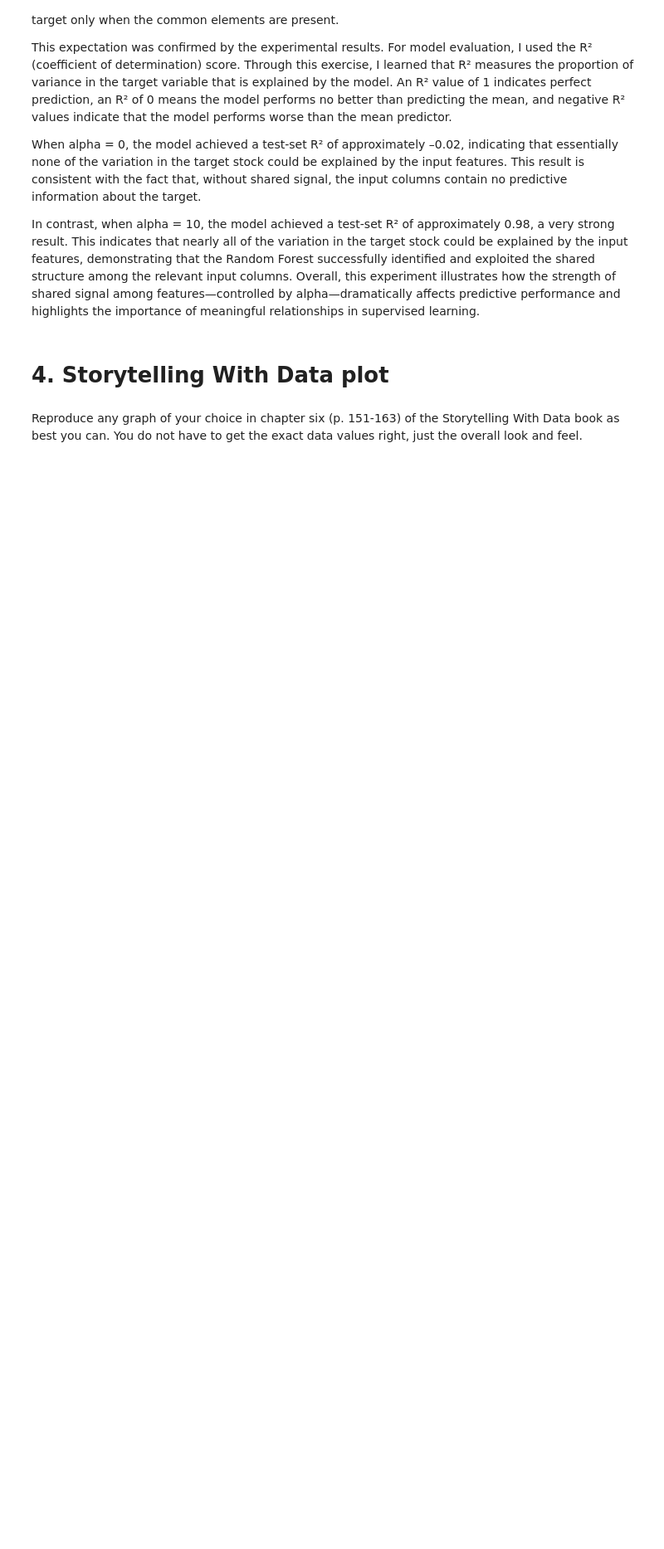
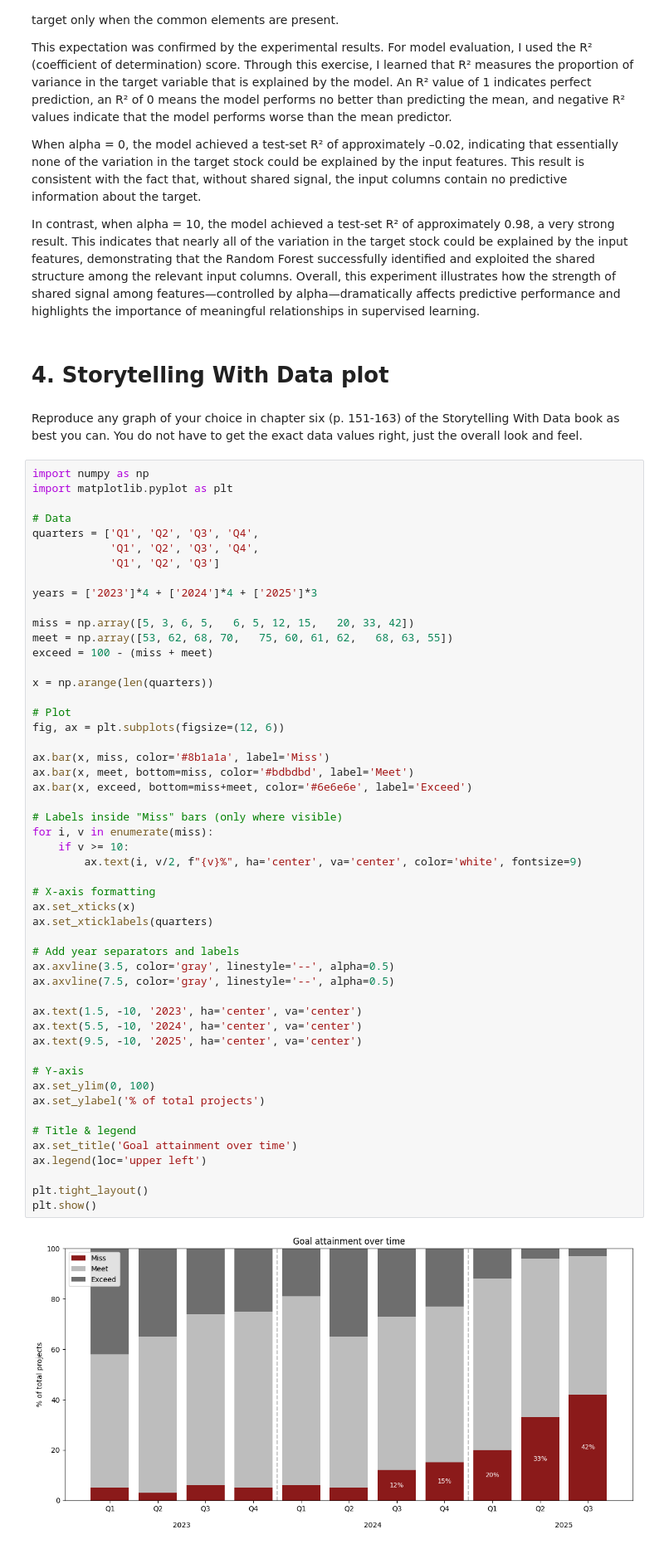
Before and after one commit to Haleymussary00/Module-B-semester-2, a Jupyter notebook: Week10.ipynb, the cells around one changed output. Shown at 83% size. Drawn from its saved outputs; the diff is of its cells as text; blank space fills up the shorter version.

Commit message:
week 8 and 10 graphs

```diff
--- a/Week10.ipynb
+++ b/Week10.ipynb
@@ -357,3 +357,56 @@ In contrast, when alpha = 10, the model achieved a test‑set R² of approximate
 # 4. Storytelling With Data plot
 # %% [markdown]
 Reproduce any graph of your choice in chapter six (p. 151-163) of the Storytelling With Data book as best you can. You do not have to get the exact data values right, just the overall look and feel.
+# %%
+import numpy as np
+import matplotlib.pyplot as plt
+
+# Data
+quarters = ['Q1', 'Q2', 'Q3', 'Q4',
+            'Q1', 'Q2', 'Q3', 'Q4',
+            'Q1', 'Q2', 'Q3']
+
+years = ['2023']*4 + ['2024']*4 + ['2025']*3
+
+miss = np.array([5, 3, 6, 5,   6, 5, 12, 15,   20, 33, 42])
+meet = np.array([53, 62, 68, 70,   75, 60, 61, 62,   68, 63, 55])
+exceed = 100 - (miss + meet)
+
+x = np.arange(len(quarters))
+
+# Plot
+fig, ax = plt.subplots(figsize=(12, 6))
+
+ax.bar(x, miss, color='#8b1a1a', label='Miss')
+ax.bar(x, meet, bottom=miss, color='#bdbdbd', label='Meet')
+ax.bar(x, exceed, bottom=miss+meet, color='#6e6e6e', label='Exceed')
+
+# Labels inside "Miss" bars (only where visible)
+for i, v in enumerate(miss):
+    if v >= 10:
+        ax.text(i, v/2, f"{v}%", ha='center', va='center', color='white', fontsize=9)
+
+# X-axis formatting
+ax.set_xticks(x)
+ax.set_xticklabels(quarters)
+
+# Add year separators and labels
+ax.axvline(3.5, color='gray', linestyle='--', alpha=0.5)
+ax.axvline(7.5, color='gray', linestyle='--', alpha=0.5)
+
+ax.text(1.5, -10, '2023', ha='center', va='center')
+ax.text(5.5, -10, '2024', ha='center', va='center')
+ax.text(9.5, -10, '2025', ha='center', va='center')
+
+# Y-axis
+ax.set_ylim(0, 100)
+ax.set_ylabel('% of total projects')
+
+# Title & legend
+ax.set_title('Goal attainment over time')
+ax.legend(loc='upper left')
+
+plt.tight_layout()
+plt.show()
+# %% [output]
+[figure, added]
```
